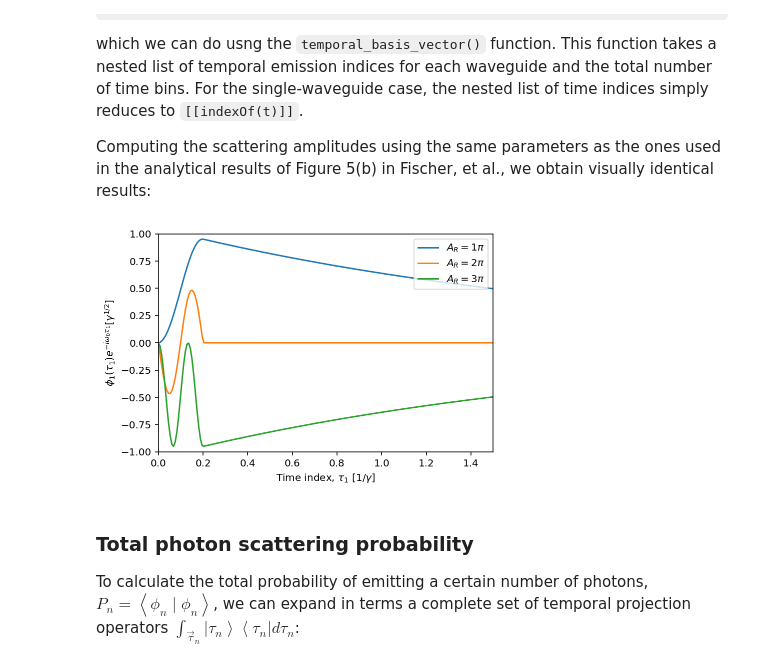
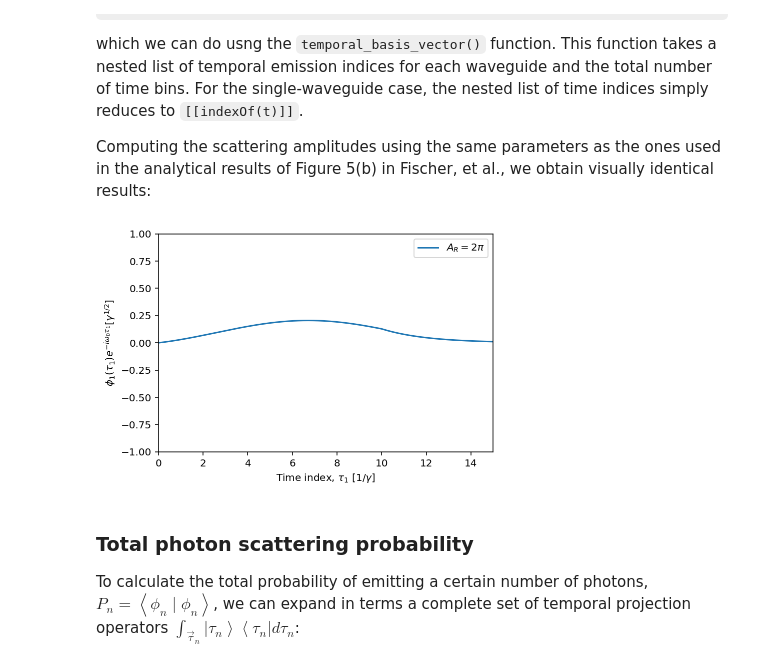
Before and after one commit to bbuusshh/two-photon, a Jupyter notebook: temporal-photon-scattering.ipynb, the cells around one changed output. Saved outputs shown, nothing was run; the diff lists cells and outputs as text; code cells hidden in the pictures; some formulas as TeX source.

```diff
--- a/temporal-photon-scattering.ipynb
+++ b/temporal-photon-scattering.ipynb
@@ -114,7 +114,7 @@ We define the Hamiltonian and choose pulse parameters below.
 # %%
 # Pulse parameters
 w0    = 10 * 2 * np.pi               # arbitrary laser frequency
-gamma = 1.0                          # arbitrary coupling constant
+gamma = 1# arbitrary coupling constant
 
 # Operators
 sm   = np.sqrt(gamma) * destroy(2)   # TLS coupled collapse operator
@@ -134,6 +134,9 @@ def Htls(gamma, pulseLength, pulseArea):
     return [H0S - 1j/2 * sm.dag() * sm,
             [sm.dag(), H1S1],
             [sm, H1S2]]
+def Htls_rft(gamma, pulseLength, pulseArea):
+    RabiFreq = pulseArea / (2*pulseLength)
+    return [[sm.dag() + sm, lambda t, args: RabiFreq * (t < pulseLength)]]
 # %% [markdown]
 ### Computing photon scattering amplitudes
 
@@ -159,29 +162,29 @@ which we can do usng the `temporal_basis_vector()` function. This function takes
 Computing the scattering amplitudes using the same parameters as the ones used in the analytical results of Figure 5(b) in Fischer, et al., we obtain visually identical results:
 # %%
 T = 200
-tlist = np.linspace(0,1.5/gamma,T)
-pulse_length = 0.2 / gamma
-pulse_areas = [np.pi, 2*np.pi, 3*np.pi]
+tlist = np.linspace(0,15/gamma,T)
+pulse_length = 10/ gamma
+pulse_areas = [2*np.pi]
 
 for pulse_area in pulse_areas:
     # Use construct_effective_hamiltonian=False since we are providing H_eff in this case
     scattered_state = temporal_scattered_state(Htls(gamma, pulse_length, pulse_area), psi0, 1, [sm], tlist,
                                                construct_effective_hamiltonian = False)
     amplitudes = []
     for i in range(T):
         amplitudes.append((temporal_basis_vector([[i]], T).dag() * scattered_state).full().item())
     # Adjust amplitudes for time evolution
     amplitudes = np.real(np.array(amplitudes) * np.exp(1j * w0 * tlist))
     plt.plot(tlist, amplitudes, label = "$A_R = {}\pi$".format(round(pulse_area / np.pi)))
 
 plt.ylim(-1,1)
 plt.xlim(tlist[0],tlist[-1])
 plt.xlabel('Time index, $\\tau_1$ [$1/\gamma$]')
 plt.ylabel('$\phi_1 ( \\tau_1) e^{-i \omega_0 \\tau_1} [\gamma^{1/2}]$')
 plt.legend(loc = 'upper right')
 plt.show()
 # %% [output]
-[figure, old version]
+[figure, new version]
 # %% [markdown]
 ### Total photon scattering probability
 
```
Also changed, not shown: parts of 9 cells of this notebook, 2 other files.
